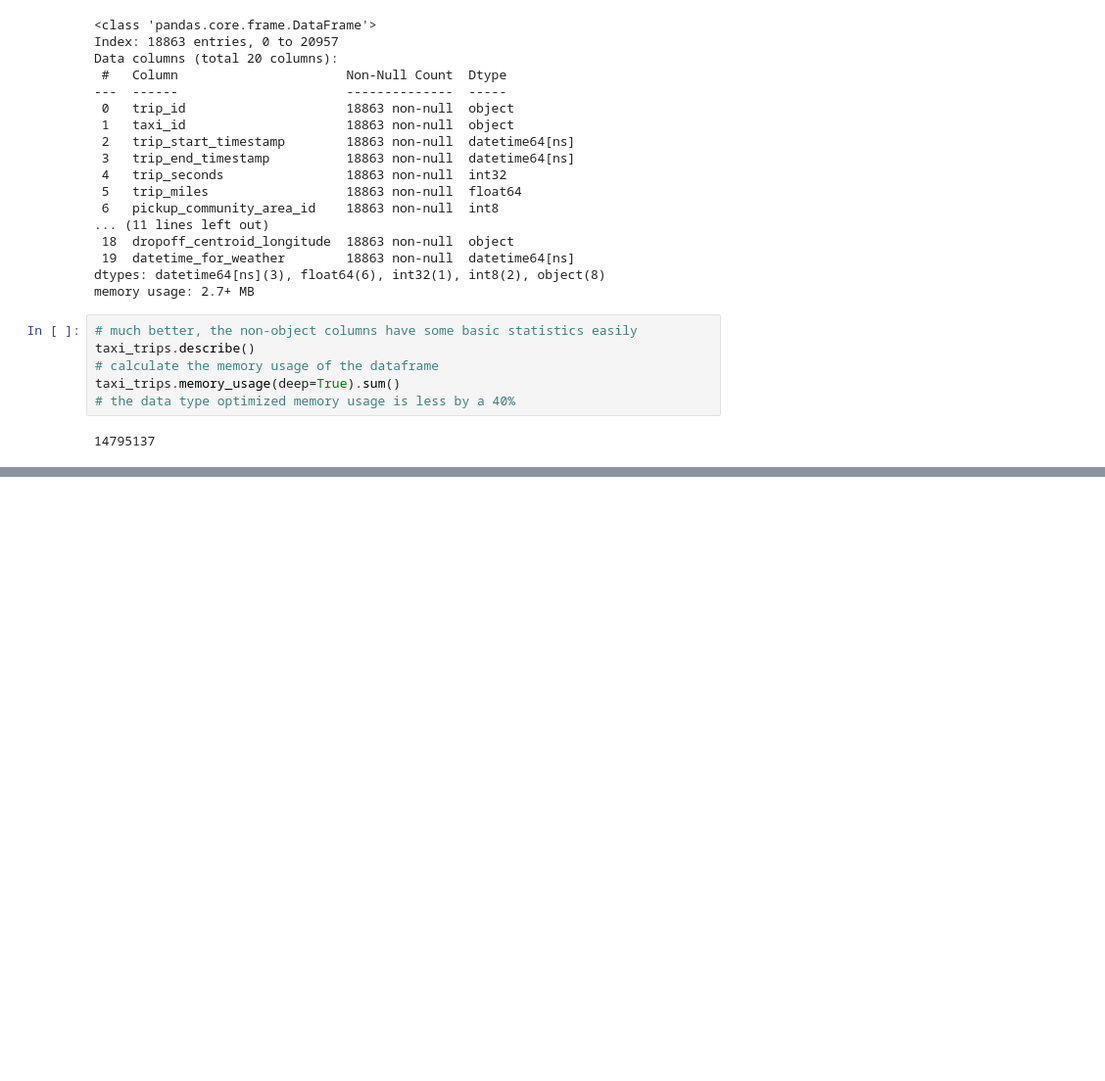
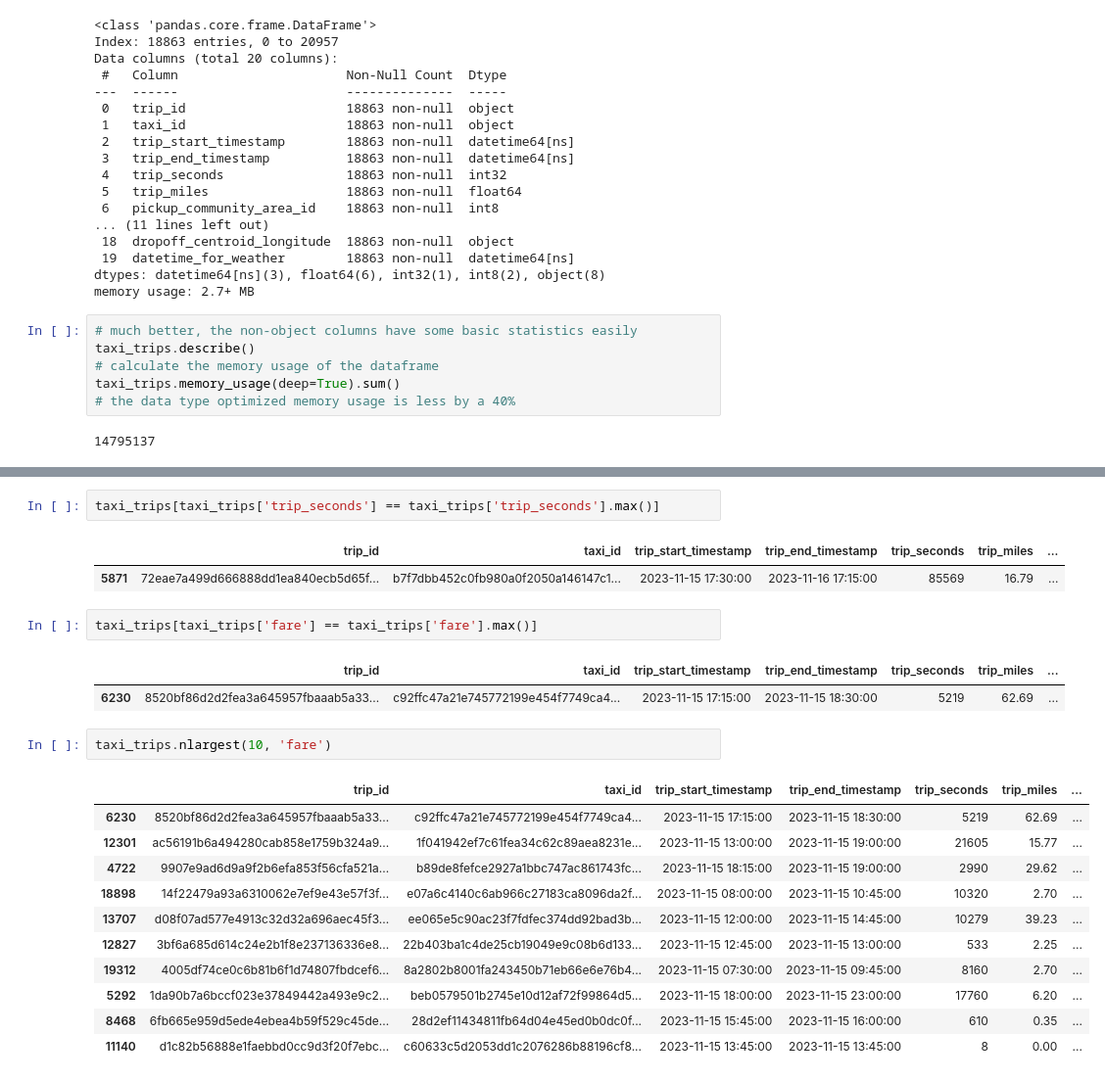
Before and after one commit to zselyigy/cubix_data_engineer_aws, a Jupyter notebook: src/scripts/06_chicago_data_to_mapping.ipynb, the cells around one changed output, grey strips where cells are left out. Shown at 98% size. Cells and saved outputs as stored; diff of their text form; blank space fills up the shorter version.

```diff
--- a/src/scripts/06_chicago_data_to_mapping.ipynb
+++ b/src/scripts/06_chicago_data_to_mapping.ipynb
@@ -222,0 +242,24 @@ taxi_trips.memory_usage(deep=True).sum()
+# %%
+taxi_trips[taxi_trips['trip_seconds'] == taxi_trips['trip_seconds'].max()]
+# %% [output]
+|  | trip_id | taxi_id | trip_start_timestamp | trip_end_timestamp | trip_seconds | trip_miles | ... |
+| 5871 | 72eae7a499d666888dd1ea840ecb5d65f... | b7f7dbb452c0fb980a0f2050a146147c1... | 2023-11-15 17:30:00 | 2023-11-16 17:15:00 | 85569 | 16.79 | ... |
+# %%
+taxi_trips[taxi_trips['fare'] == taxi_trips['fare'].max()]
+# %% [output]
+|  | trip_id | taxi_id | trip_start_timestamp | trip_end_timestamp | trip_seconds | trip_miles | ... |
+| 6230 | 8520bf86d2d2fea3a645957fbaaab5a33... | c92ffc47a21e745772199e454f7749ca4... | 2023-11-15 17:15:00 | 2023-11-15 18:30:00 | 5219 | 62.69 | ... |
+# %%
+taxi_trips.nlargest(10, 'fare')
+# %% [output]
+|  | trip_id | taxi_id | trip_start_timestamp | trip_end_timestamp | trip_seconds | trip_miles | ... |
+| 6230 | 8520bf86d2d2fea3a645957fbaaab5a33... | c92ffc47a21e745772199e454f7749ca4... | 2023-11-15 17:15:00 | 2023-11-15 18:30:00 | 5219 | 62.69 | ... |
+| 12301 | ac56191b6a494280cab858e1759b324a9... | 1f041942ef7c61fea34c62c89aea8231e... | 2023-11-15 13:00:00 | 2023-11-15 19:00:00 | 21605 | 15.77 | ... |
+| 4722 | 9907e9ad6d9a9f2b6efa853f56cfa521a... | b89de8fefce2927a1bbc747ac861743fc... | 2023-11-15 18:15:00 | 2023-11-15 19:00:00 | 2990 | 29.62 | ... |
+| 18898 | 14f22479a93a6310062e7ef9e43e57f3f... | e07a6c4140c6ab966c27183ca8096da2f... | 2023-11-15 08:00:00 | 2023-11-15 10:45:00 | 10320 | 2.70 | ... |
+| 13707 | d08f07ad577e4913c32d32a696aec45f3... | ee065e5c90ac23f7fdfec374dd92bad3b... | 2023-11-15 12:00:00 | 2023-11-15 14:45:00 | 10279 | 39.23 | ... |
+| 12827 | 3bf6a685d614c24e2b1f8e237136336e8... | 22b403ba1c4de25cb19049e9c08b6d133... | 2023-11-15 12:45:00 | 2023-11-15 13:00:00 | 533 | 2.25 | ... |
+| 19312 | 4005df74ce0c6b81b6f1d74807fbdcef6... | 8a2802b8001fa243450b71eb66e6e76b4... | 2023-11-15 07:30:00 | 2023-11-15 09:45:00 | 8160 | 2.70 | ... |
+| 5292 | 1da90b7a6bccf023e37849442a493e9c2... | beb0579501b2745e10d12af72f99864d5... | 2023-11-15 18:00:00 | 2023-11-15 23:00:00 | 17760 | 6.20 | ... |
+| 8468 | 6fb665e959d5ede4ebea4b59f529c45de... | 28d2ef11434811fb64d04e45ed0b0dc0f... | 2023-11-15 15:45:00 | 2023-11-15 16:00:00 | 610 | 0.35 | ... |
+| 11140 | d1c82b56888e1faebbd0cc9d3f20f7ebc... | c60633c5d2053dd1c2076286b88196cf8... | 2023-11-15 13:45:00 | 2023-11-15 13:45:00 | 8 | 0.00 | ... |
```
Also changed, not shown: parts of 3 cells of this notebook.
